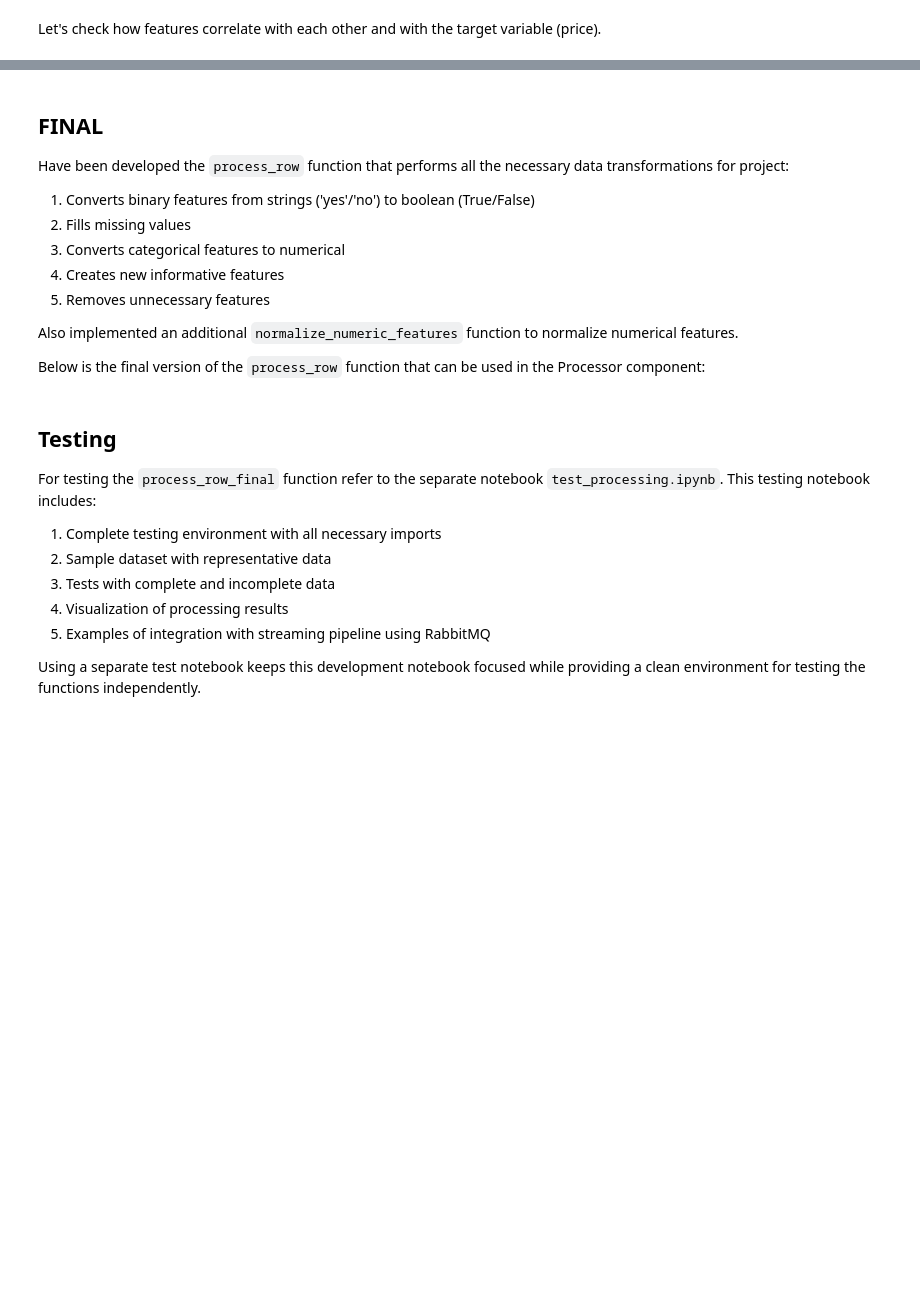
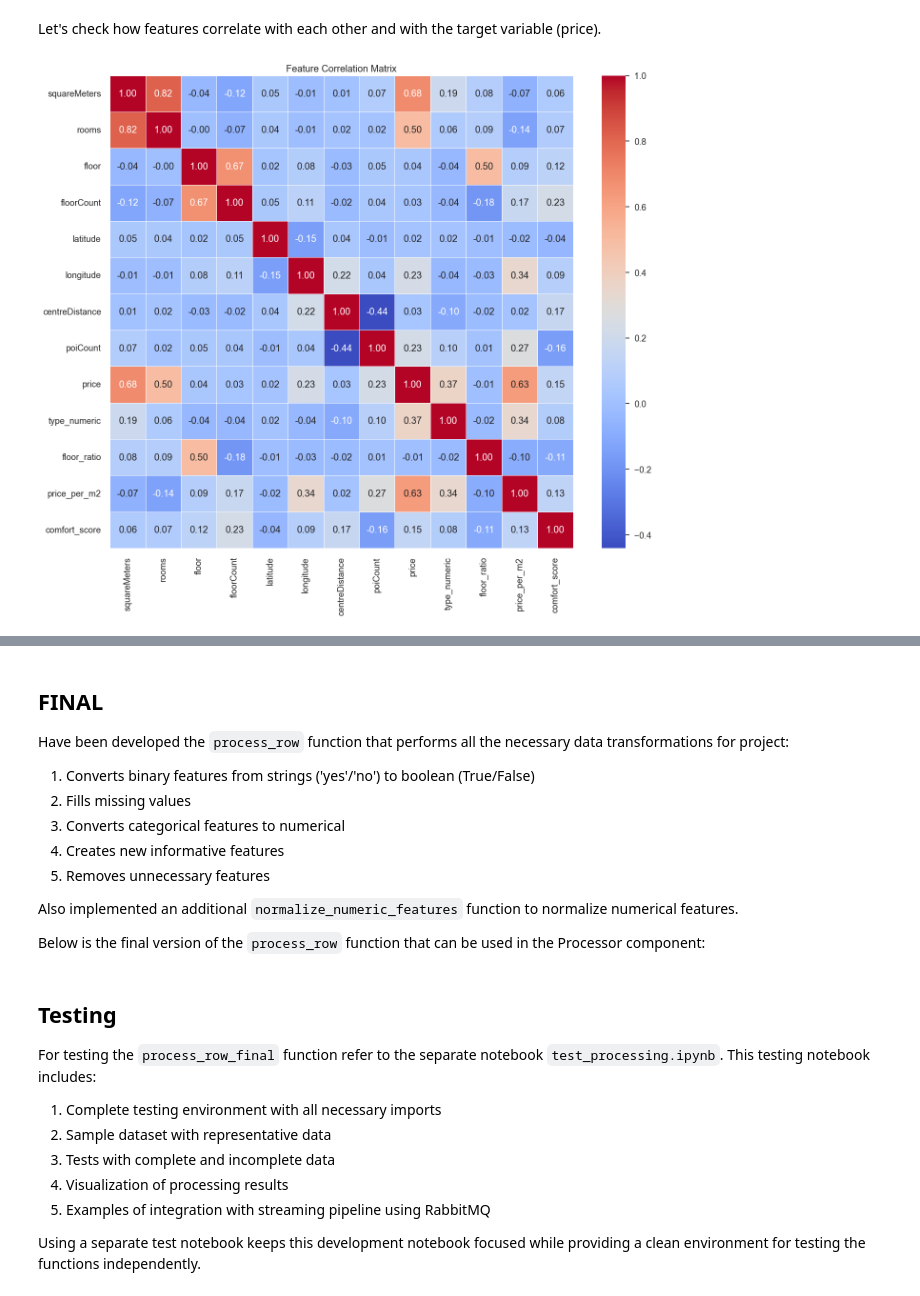
Before and after one commit to Le-BlitzZz/data-processing-pipeline, a Jupyter notebook: notebooks/explore_processing.ipynb, the cells around one changed output, grey strips where cells are left out. Cells and saved outputs as stored; diff of their text form; code cells hidden in the pictures; blank space fills up the shorter version.

```diff
--- a/notebooks/explore_processing.ipynb
+++ b/notebooks/explore_processing.ipynb
@@ -158,7 +219,8 @@ def process_row(row: pd.Series) -> pd.Series:
     ]
 
     for col in columns_to_drop:
-        processed = processed.drop(col)
+        if col in processed:
+            processed = processed.drop(col)
 
     return processed
 # %% [markdown]
@@ -243,13 +362,16 @@ for col in numeric_columns:
 # %% [markdown]
 Let's check how features correlate with each other and with the target variable (price).
 # %%
-# Building a correlation matrix
+# Building a correlation matrix (numeric columns only)
 plt.figure(figsize=(14, 12))
-correlation_matrix = normalized_df.corr()
+numeric_df = normalized_df.select_dtypes(include=[np.number])
+correlation_matrix = numeric_df.corr()
 sns.heatmap(correlation_matrix, annot=True, cmap='coolwarm', fmt='.2f', linewidths=0.5)
 plt.title('Feature Correlation Matrix')
 plt.tight_layout()
 plt.show()
+# %% [output]
+[figure, added]
 # %%
 # Sort features by correlation with price
 price_correlations = correlation_matrix['price'].sort_values(ascending=False)
```
Also changed, not shown: parts of 14 cells of this notebook.
